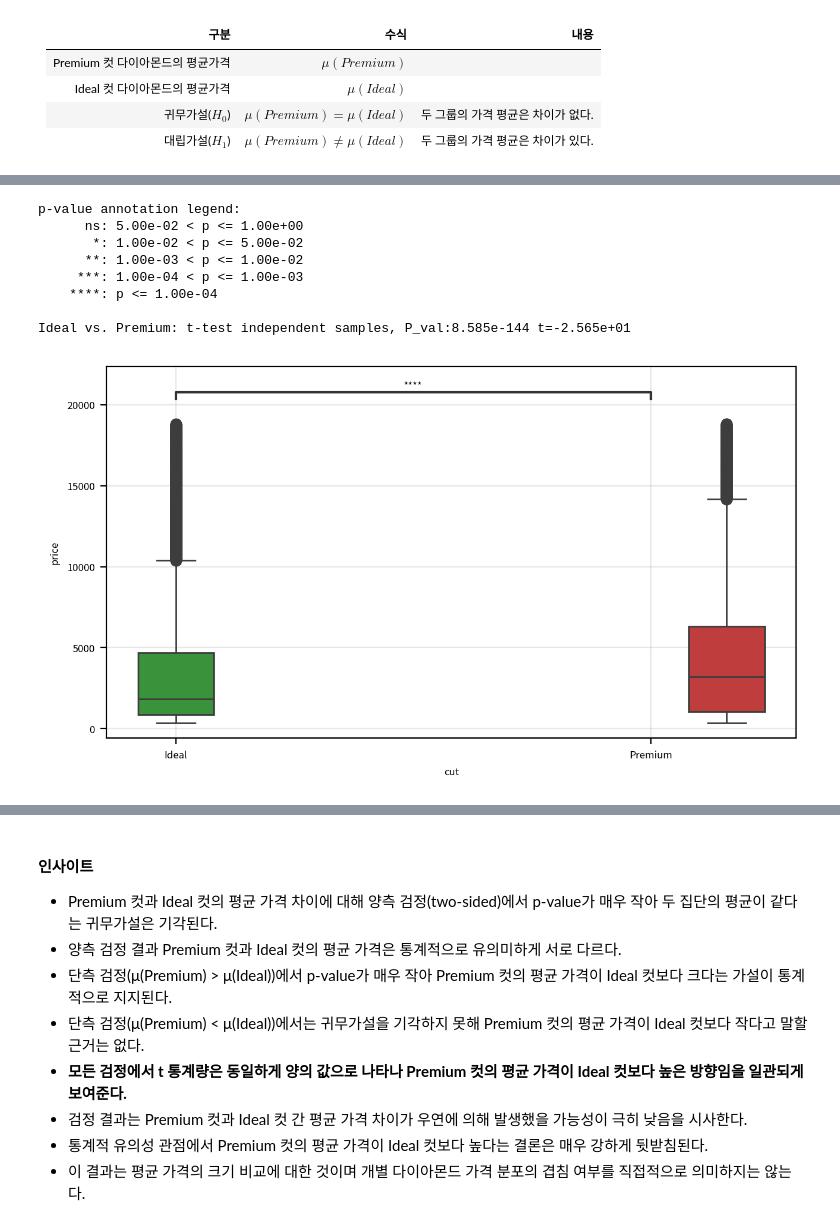
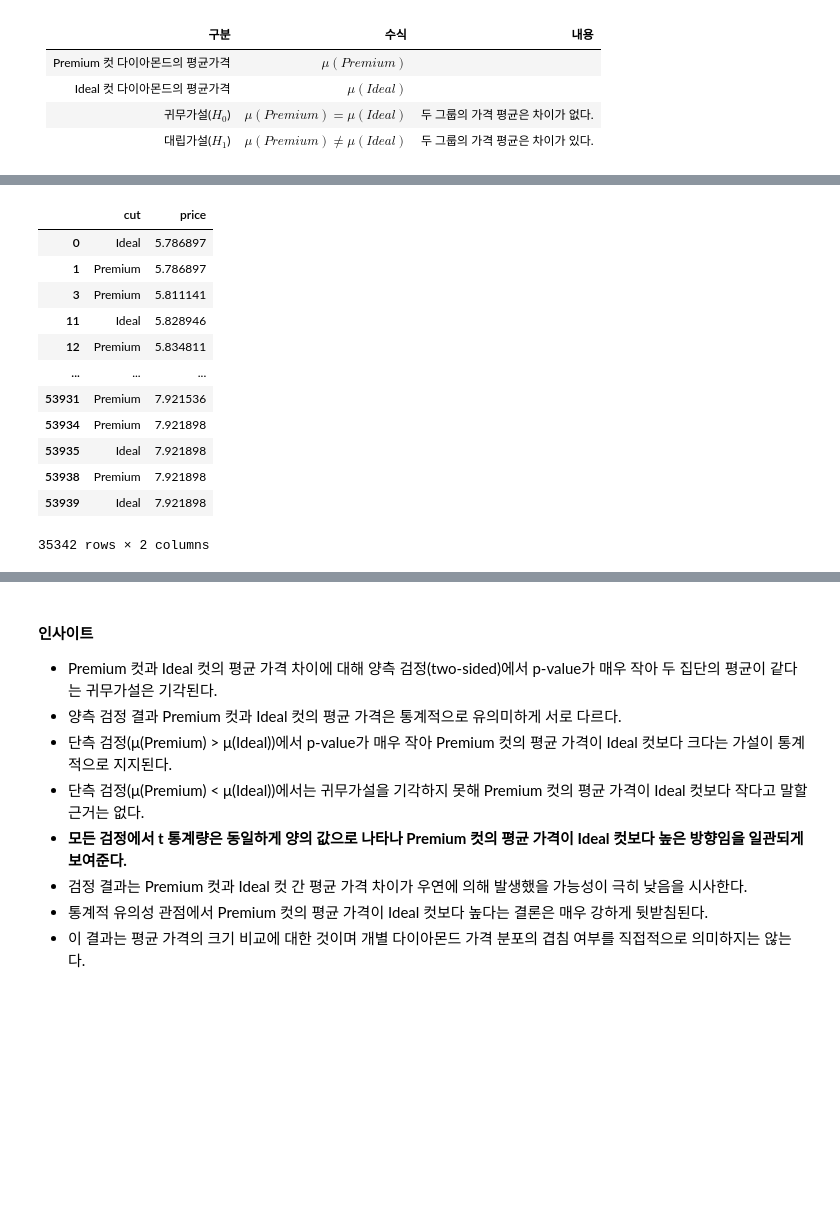
Before and after one commit to leekh4232/hossam-py, a Jupyter notebook: [캡스톤-04] 선형회귀ㅣ다이아몬드 가격 결정 구조 분석ㅣ풀이.ipynb, the cells around one changed output, grey strips where cells are left out. Saved outputs shown, nothing was run; the diff lists cells and outputs as text; code cells hidden in the pictures; blank space fills up the shorter version.

```diff
--- a/[캡스톤-04] 선형회귀ㅣ다이아몬드 가격 결정 구조 분석ㅣ풀이.ipynb
+++ b/[캡스톤-04] 선형회귀ㅣ다이아몬드 가격 결정 구조 분석ㅣ풀이.ipynb
@@ -661,42 +557,20 @@ df_temp
-# %%
-# 검정할 데이터 필드명
-fields = ["Premium", "Ideal"]
-
-# 검정 방법
-# `t-test_ind`, `t-test_paired`, `t-test_welch`, `Mann-Whitney`, `Mann-Whitney-gt`, `Mann-Whitney-ls`, `Levene`, `Wilcoxon`, `Kruskal`
-test_method = "t-test_ind"
-
-# 1) 그래프 초기화
-width_px = 1280  # 그래프 가로 크기
-height_px = 720  # 그래프 세로 크기
-rows = 1  # 그래프 행 수
-cols = 1  # 그래프 열 수
-figsize = (width_px / my_dpi, height_px / my_dpi)
-fig, ax = plt.subplots(rows, cols, figsize=figsize, dpi=my_dpi)
-
-# 2) BoxPlot 그리기
-sb.boxplot(data=df_temp, x="cut", y="price", hue="cut")
-
-annotator = Annotator(
-    ax, data=df_temp, x="cut", y="price", pairs=[("Premium", "Ideal")]
-)
-annotator.configure(test=test_method)
-annotator.apply_and_annotate()
-
-# 3) 그래프 꾸미기
-ax.grid(True, alpha=0.3)  # 배경 격자 표시
-
-# 4) 출력
-plt.tight_layout()  # 여백 제거
-plt.show()  # 그래프 화면 출력
-plt.close()  # 그래프 작업 종료
-# %% [output]
-p-value annotation legend:
-      ns: 5.00e-02 < p <= 1.00e+00
-       *: 1.00e-02 < p <= 5.00e-02
-      **: 1.00e-03 < p <= 1.00e-02
-     ***: 1.00e-04 < p <= 1.00e-03
-    ****: p <= 1.00e-04
-
-Ideal vs. Premium: t-test independent samples, P_val:8.585e-144 t=-2.565e+01
-[figure, removed]
+# %%
+df_temp = df2.loc[
+    (origin["cut"] == "Premium") | (origin["cut"] == "Ideal"), ["cut", "price"]
+]
+df_temp["cut"] = df_temp["cut"].astype("str")
+df_temp
+# %% [output]
+|  | cut | price |
+| 0 | Ideal | 5.786897 |
+| 1 | Premium | 5.786897 |
+| 3 | Premium | 5.811141 |
+| 11 | Ideal | 5.828946 |
+| 12 | Premium | 5.834811 |
+| ... | ... | ... |
+| 53931 | Premium | 7.921536 |
+| 53934 | Premium | 7.921898 |
+| 53935 | Ideal | 7.921898 |
+| 53938 | Premium | 7.921898 |
+| 53939 | Ideal | 7.921898 |
+35342 rows × 2 columns
```
Also changed, not shown: parts of 34 cells of this notebook, 5 other files.
